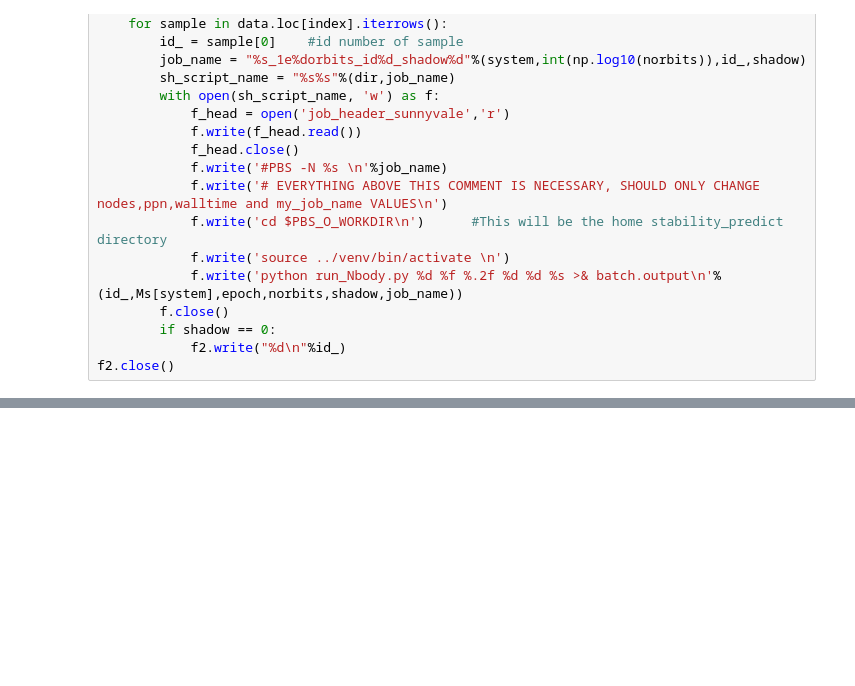
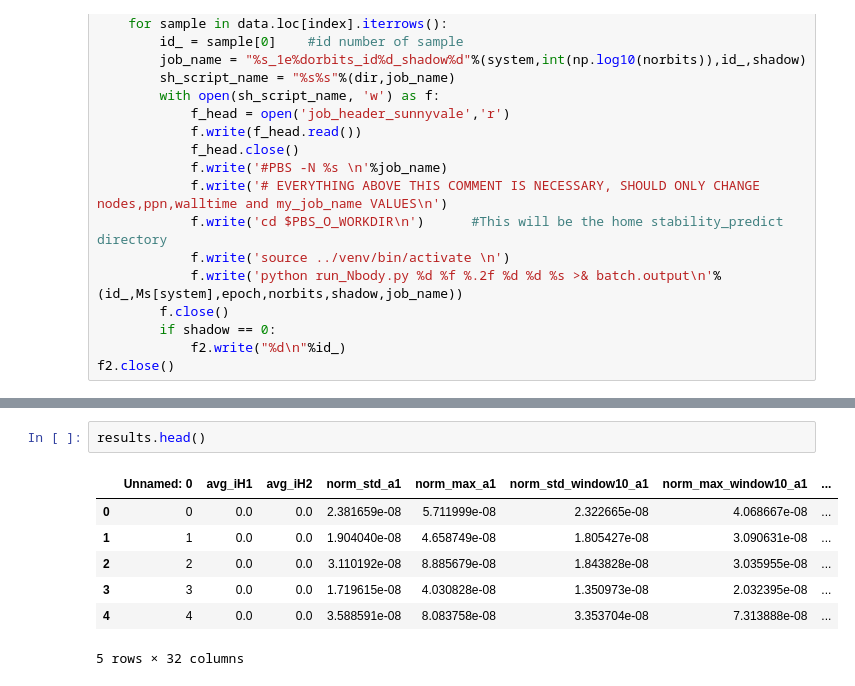
Before and after one commit to afcarl/stability_predict, a Jupyter notebook: analyzesystem.ipynb, the cells around one changed output, grey strips where cells are left out. Drawn from its saved outputs; the diff is of its cells as text; blank space fills up the shorter version.

```diff
--- a/analyzesystem.ipynb
+++ b/analyzesystem.ipynb
@@ -129,0 +198,10 @@ f2.close()
+# %%
+results.head()
+# %% [output]
+|  | Unnamed: 0 | avg_iH1 | avg_iH2 | norm_std_a1 | norm_max_a1 | norm_std_window10_a1 | norm_max_window10_a1 | ... |
+| 0 | 0 | 0.0 | 0.0 | 2.381659e-08 | 5.711999e-08 | 2.322665e-08 | 4.068667e-08 | ... |
+| 1 | 1 | 0.0 | 0.0 | 1.904040e-08 | 4.658749e-08 | 1.805427e-08 | 3.090631e-08 | ... |
+| 2 | 2 | 0.0 | 0.0 | 3.110192e-08 | 8.885679e-08 | 1.843828e-08 | 3.035955e-08 | ... |
+| 3 | 3 | 0.0 | 0.0 | 1.719615e-08 | 4.030828e-08 | 1.350973e-08 | 2.032395e-08 | ... |
+| 4 | 4 | 0.0 | 0.0 | 3.588591e-08 | 8.083758e-08 | 3.353704e-08 | 7.313888e-08 | ... |
+5 rows × 32 columns
```
Also changed, not shown: parts of 5 cells of this notebook, 2 other files.
